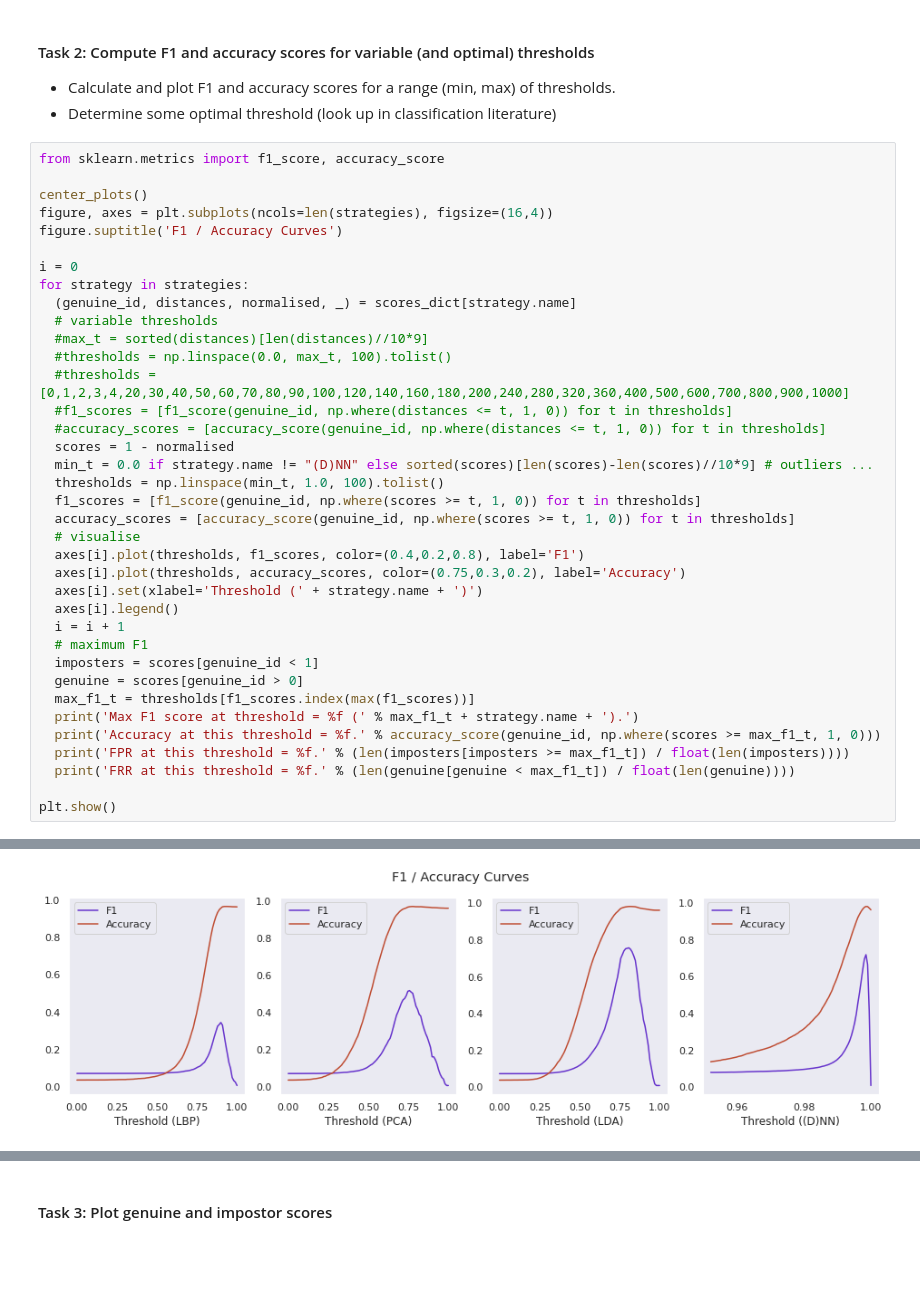
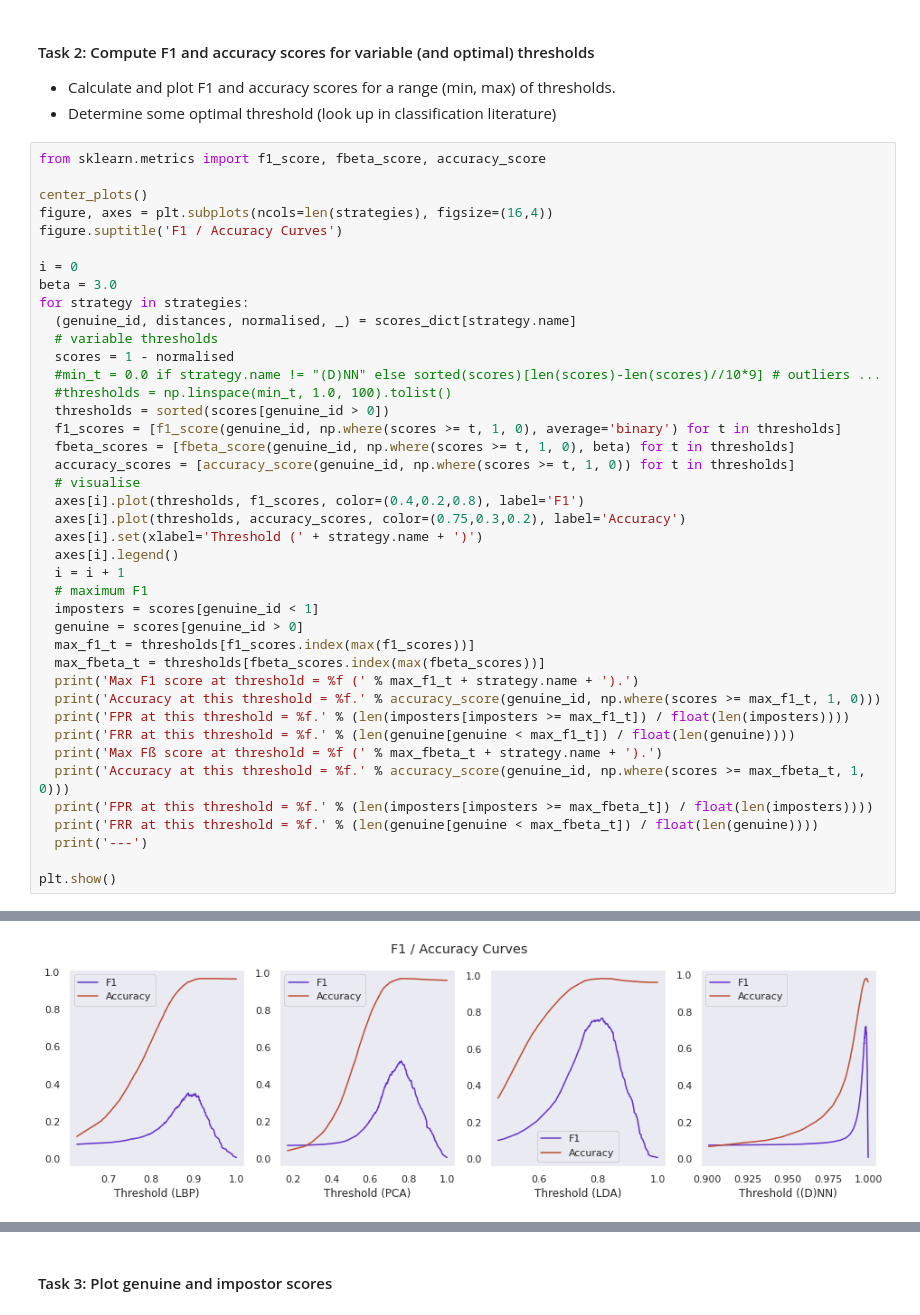
Before and after one commit to BrunoVandekerkhove/biometric-systems, a Jupyter notebook: face_recognition/facial_recognition.ipynb, the cells around one changed output, grey strips where cells are left out. Cells and saved outputs as stored; diff of their text form; blank space fills up the shorter version.

```diff
--- a/face_recognition/facial_recognition.ipynb
+++ b/face_recognition/facial_recognition.ipynb
@@ -500,25 +502,23 @@ SVM accuracy = 0.9724770642201835
 * Calculate and plot F1 and accuracy scores for a range (min, max) of thresholds.
 * Determine some optimal threshold (look up in classification literature)
 # %%
-from sklearn.metrics import f1_score, accuracy_score
+from sklearn.metrics import f1_score, fbeta_score, accuracy_score
 
 center_plots()
 figure, axes = plt.subplots(ncols=len(strategies), figsize=(16,4))
 figure.suptitle('F1 / Accuracy Curves')
 
 i = 0
+beta = 3.0
 for strategy in strategies:
   (genuine_id, distances, normalised, _) = scores_dict[strategy.name]
   # variable thresholds
-  #max_t = sorted(distances)[len(distances)//10*9]
-  #thresholds = np.linspace(0.0, max_t, 100).tolist()
-  #thresholds = [0,1,2,3,4,20,30,40,50,60,70,80,90,100,120,140,160,180,200,240,280,320,360,400,500,600,700,800,900,1000]
-  #f1_scores = [f1_score(genuine_id, np.where(distances <= t, 1, 0)) for t in thresholds]
-  #accuracy_scores = [accuracy_score(genuine_id, np.where(distances <= t, 1, 0)) for t in thresholds]
   scores = 1 - normalised
-  min_t = 0.0 if strategy.name != "(D)NN" else sorted(scores)[len(scores)-len(scores)//10*9] # outliers ...
-  thresholds = np.linspace(min_t, 1.0, 100).tolist()
-  f1_scores = [f1_score(genuine_id, np.where(scores >= t, 1, 0)) for t in thresholds]
+  #min_t = 0.0 if strategy.name != "(D)NN" else sorted(scores)[len(scores)-len(scores)//10*9] # outliers ...
+  #thresholds = np.linspace(min_t, 1.0, 100).tolist()
+  thresholds = sorted(scores[genuine_id > 0])
+  f1_scores = [f1_score(genuine_id, np.where(scores >= t, 1, 0), average='binary') for t in thresholds]
+  fbeta_scores = [fbeta_score(genuine_id, np.where(scores >= t, 1, 0), beta) for t in thresholds]
   accuracy_scores = [accuracy_score(genuine_id, np.where(scores >= t, 1, 0)) for t in thresholds]
   # visualise
   axes[i].plot(thresholds, f1_scores, color=(0.4,0.2,0.8), label='F1')
@@ -530,10 +530,16 @@ for strategy in strategies:
   imposters = scores[genuine_id < 1]
   genuine = scores[genuine_id > 0]
   max_f1_t = thresholds[f1_scores.index(max(f1_scores))]
+  max_fbeta_t = thresholds[fbeta_scores.index(max(fbeta_scores))]
   print('Max F1 score at threshold = %f (' % max_f1_t + strategy.name + ').')
   print('Accuracy at this threshold = %f.' % accuracy_score(genuine_id, np.where(scores >= max_f1_t, 1, 0)))
   print('FPR at this threshold = %f.' % (len(imposters[imposters >= max_f1_t]) / float(len(imposters))))
   print('FRR at this threshold = %f.' % (len(genuine[genuine < max_f1_t]) / float(len(genuine))))
+  print('Max Fß score at threshold = %f (' % max_fbeta_t + strategy.name + ').')
+  print('Accuracy at this threshold = %f.' % accuracy_score(genuine_id, np.where(scores >= max_fbeta_t, 1, 0)))
+  print('FPR at this threshold = %f.' % (len(imposters[imposters >= max_fbeta_t]) / float(len(imposters))))
+  print('FRR at this threshold = %f.' % (len(genuine[genuine < max_fbeta_t]) / float(len(genuine))))
+  print('---')
 
 plt.show()
 # %% [output]
@@ -556,4 +563,4 @@ FRR at this threshold = 0.339286.
-[figure, old version]
+[figure, new version]
 # %% [markdown]
 *There's not really an optimal threshold in the general sense as it depends on the data that's being used, as well as the use case; is the system used for a high-security application or maybe a commercial one?*
 
```
Also changed, not shown: parts of 19 cells of this notebook.
